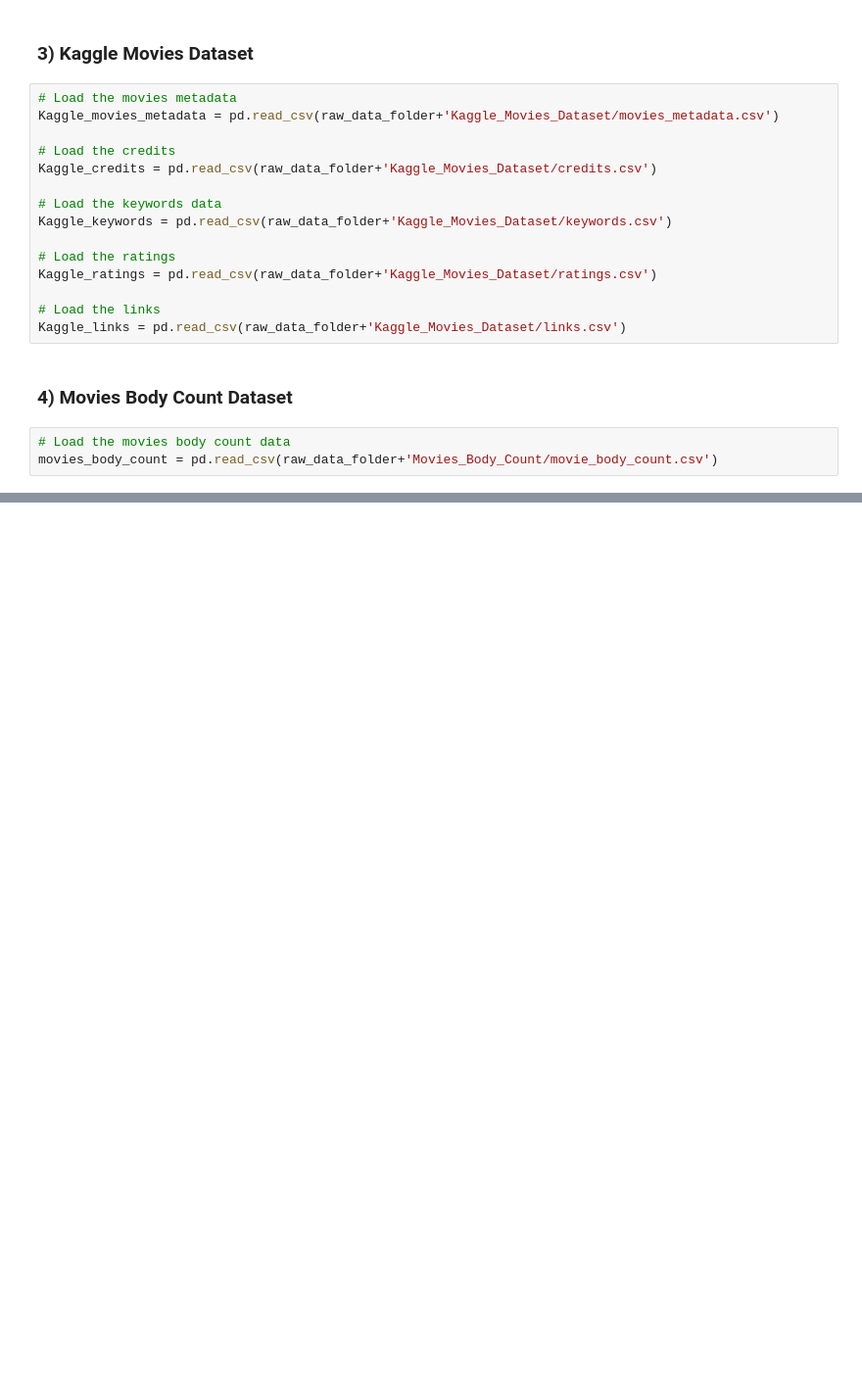
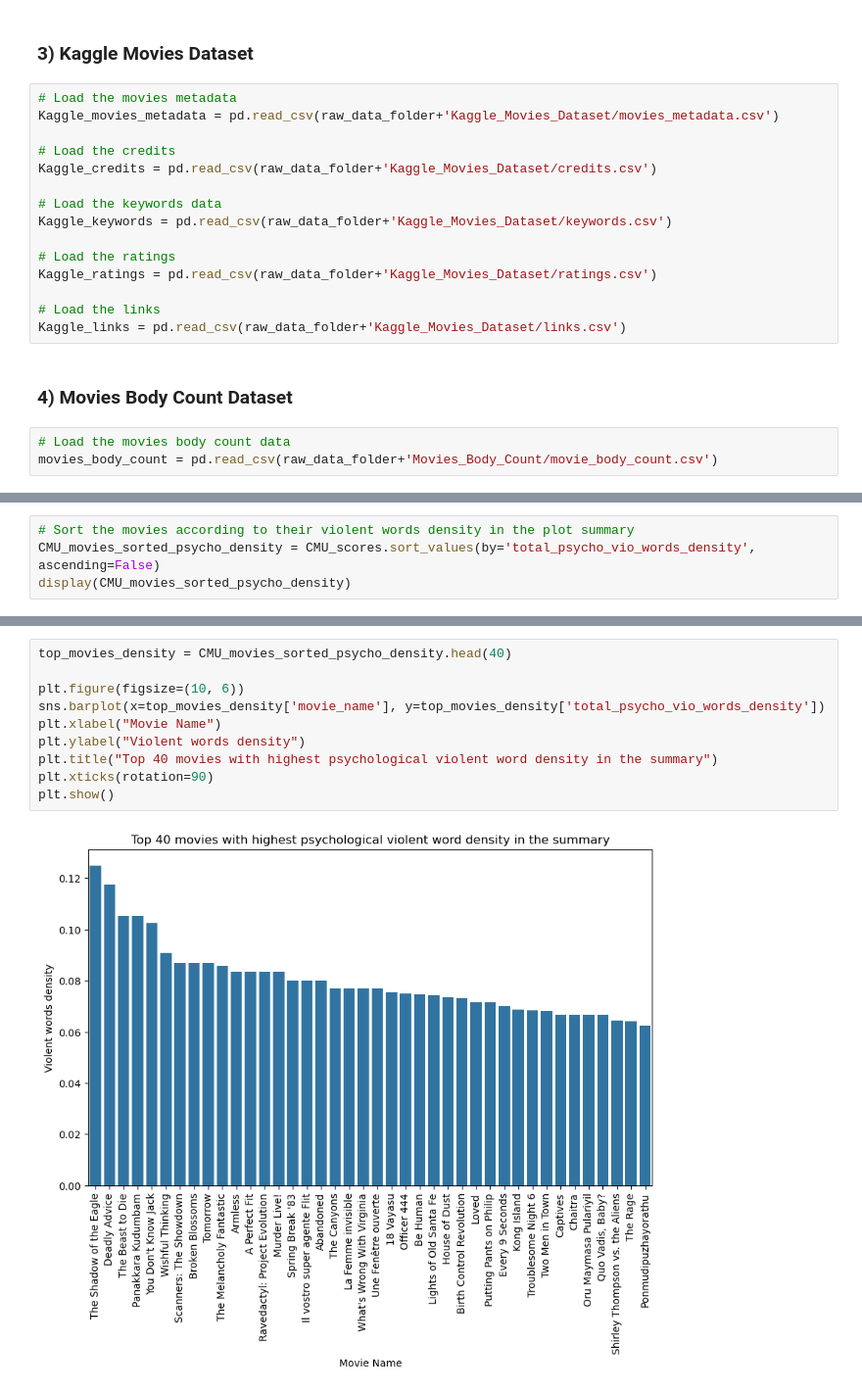
Before and after one commit to epfl-ada/ada-2024-project-alligatorsdontapologize24, a Jupyter notebook: src/Exploratory_Data_Analysis.ipynb, the cells around one changed output, grey strips where cells are left out. Shown at 98% size. Drawn from its saved outputs; the diff is of its cells as text; blank space fills up the shorter version.

```diff
--- a/src/Exploratory_Data_Analysis.ipynb
+++ b/src/Exploratory_Data_Analysis.ipynb
@@ -62,0 +639,4 @@ movies_body_count = pd.read_csv(raw_data_folder+'Movies_Body_Count/movie_body_co
+# %%
+# Sort the movies according to their violent words density in the plot summary
+CMU_movies_sorted_psycho_density = CMU_scores.sort_values(by='total_psycho_vio_words_density', ascending=False)
+display(CMU_movies_sorted_psycho_density)
@@ -62,0 +657,12 @@ movies_body_count = pd.read_csv(raw_data_folder+'Movies_Body_Count/movie_body_co
+# %%
+top_movies_density = CMU_movies_sorted_psycho_density.head(40)
+
+plt.figure(figsize=(10, 6))
+sns.barplot(x=top_movies_density['movie_name'], y=top_movies_density['total_psycho_vio_words_density'])
+plt.xlabel("Movie Name")
+plt.ylabel("Violent words density")
+plt.title("Top 40 movies with highest psychological violent word density in the summary")
+plt.xticks(rotation=90)
+plt.show()
+# %% [output]
+[figure, added]
```
Also changed, not shown: parts of 17 cells of this notebook.
